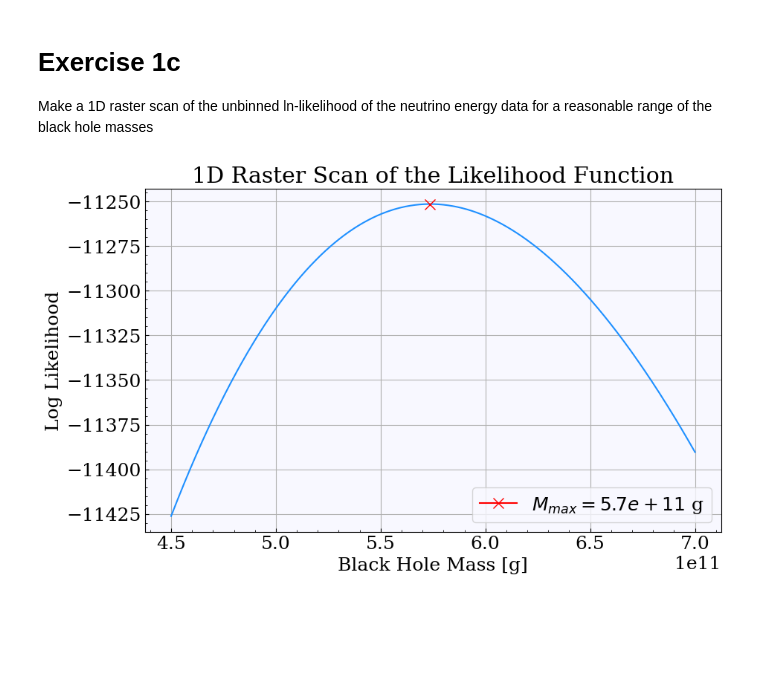
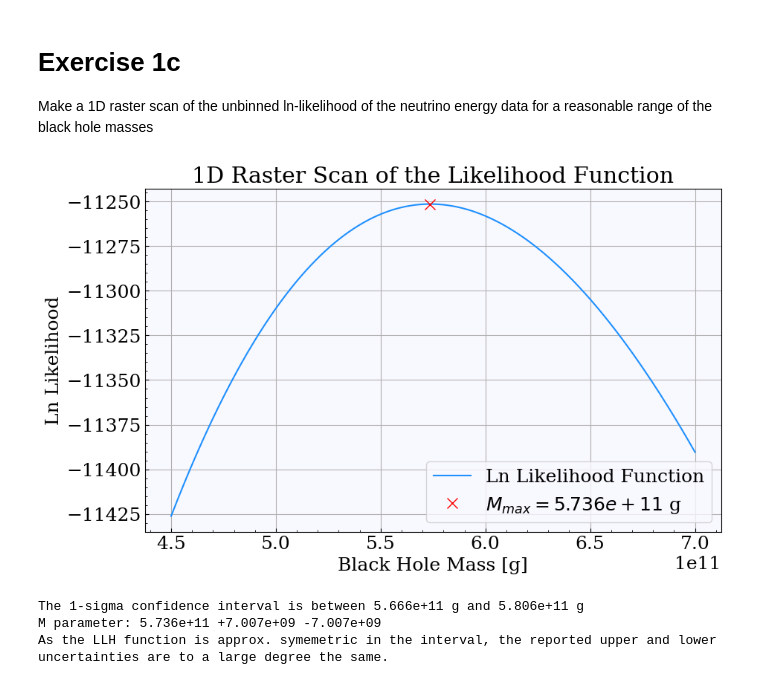
Before and after one commit to Emilie-Jessen/AppStat2, a Jupyter notebook: Project_02/Solution_02.ipynb, the cells around one changed output. Saved outputs shown, nothing was run; the diff lists cells and outputs as text; code cells hidden in the pictures; blank space fills up the shorter version.

```diff
--- a/Project_02/Solution_02.ipynb
+++ b/Project_02/Solution_02.ipynb
@@ -20,7 +21,9 @@ mpl.rc('axes', **axes)
 mpl.rc('axes', grid=True)
 
 # Set custom color cycle
-custom_colors= ['dodgerblue', 'red', 'limegreen', 'orange', 'orchid']
+custom_colors= ['dodgerblue', 'red', 'limegreen', 'orange', 'orchid', 'black', 'slategrey',
+                'navy', 'magenta', 'forestgreen', 'lightblue', 'maroon', 'gold', 'lightcoral',
+                'mediumseagreen', 'darkorange', 'darkviolet', 'dimgray', 'darkblue', 'darkred',]
 plt.rcParams['axes.prop_cycle'] = plt.cycler(color=custom_colors)
 
 # Set inside tickmarks
@@ -35,9 +36,16 @@ save_plots = False
+# %%
+save_plots = True
+np.random.seed(88)
 # %%
-def PDF(E, M):
+def PDF(E, M, norm=True):
+    """Function to calculate the PDF of netrino energies given a mass of the black hole M"""
+
     T = 1.057 * 10**13 / M
     a = np.exp(E/T) - 1
     b = np.exp(E/T) + 3
     c = np.exp(E/T) + 1
     func = a / (b * c)
-    func /= scipy.integrate.trapz(func, E)
+
+    if norm:
+        func /= scipy.integrate.trapz(func, E)
     return func
@@ -80,22 +103,48 @@ ax.legend();
 # Exercise 1c
 
 Make a 1D raster scan of the unbinned ln-likelihood of the neutrino energy data for a reasonable range of the black hole masses
+# %%
+# 1D raster scan of the likelihood function for the black hole mass
+
+def ln_likelihood(data, M, func=PDF):
+    """Function to calculate the ln likelihood of the data given a mass M and a PDF function."""
+    return np.sum(np.log(func(np.sort(data), M)))
+
+# Scan the likelihood function for different values of the black hole mass
+M_scan = np.linspace(4.5, 7, 1000) * 10**11     # Values of the black hole mass to scan
+L = np.array([ln_likelihood(data['E'].to_numpy(), M, PDF) for M in M_scan])     # Ln likelihood for each mass
+L_max, M_max = np.max(L), M_scan[np.argmax(L)]   # Maximum likelihood and the corresponding mass
 # %%
-# 1D raster scan of the likelihood function for the black hole mass
-
-def ln_likelihood(data, M, func=PDF):
-    return np.sum(np.log(func(np.sort(data), M)))
-
-M_scan = np.linspace(4.5, 7, 1000) * 10**11
-L = np.array([ln_likelihood(data['E'].to_numpy(), M, PDF) for M in M_scan])
-L_max, M_max = np.max(L), M_scan[np.argmax(L)]
+# Plot the likelihood function
 
 fig, ax = plt.subplots(1, 1, figsize=(10, 6))
-ax.plot(M_scan, L)
-ax.plot(M_max, L_max, marker='x', ms=10, color='red', label=f'$M_{{max}} = {M_max:.1e}$ g')
+ax.plot(M_scan, L, label='Ln Likelihood Function')
+ax.plot(M_max, L_max, 'x', ms=10, color='red', label=f'$M_{{max}} = {M_max:.3e}$ g')
 ax.set_xlabel('Black Hole Mass [g]')
 ax.set_ylabel('Ln Likelihood')
 ax.set_title('1D Raster Scan of the Likelihood Function')
-ax.legend();
+ax.legend()
+
+if save_plots:
+    plt.savefig('1D_raster_scan.png', dpi=300)
 # %% [output]
-[figure, old version]
+[figure, new version]
+# %%
+# Find the 1-sigma confidence interval to estimate the uncertainty of the mass
+L_max05 = L_max - 0.5  # For 1 fit parameter the 1-sigma confidence interval is given by a difference of 0.5
+intersection = []
+
+for i in range(len(L)):
+    if np.abs(L[i] - L_max05) < 1.75e-2:
+        intersection.append(M_scan[i])
+
+print(f'The 1-sigma confidence interval is between {intersection[0]:.3e} g and {intersection[1]:.3e} g')
+
+# Report as uncertainty
+
+print(f'M parameter: {M_max:.3e} +{intersection[1] - M_max:.3e} -{M_max - intersection[0]:.3e}')
+print('As the LLH function is approx. symemetric in the interval, the reported upper and lower uncertainties are to a large degree the same.')
+# %% [output]
+The 1-sigma confidence interval is between 5.666e+11 g and 5.806e+11 g
+M parameter: 5.736e+11 +7.007e+09 -7.007e+09
+As the LLH function is approx. symemetric in the interval, the reported upper and lower uncertainties are to a large degree the same.
```
Also changed, not shown: parts of 40 cells of this notebook, 20 other files.
